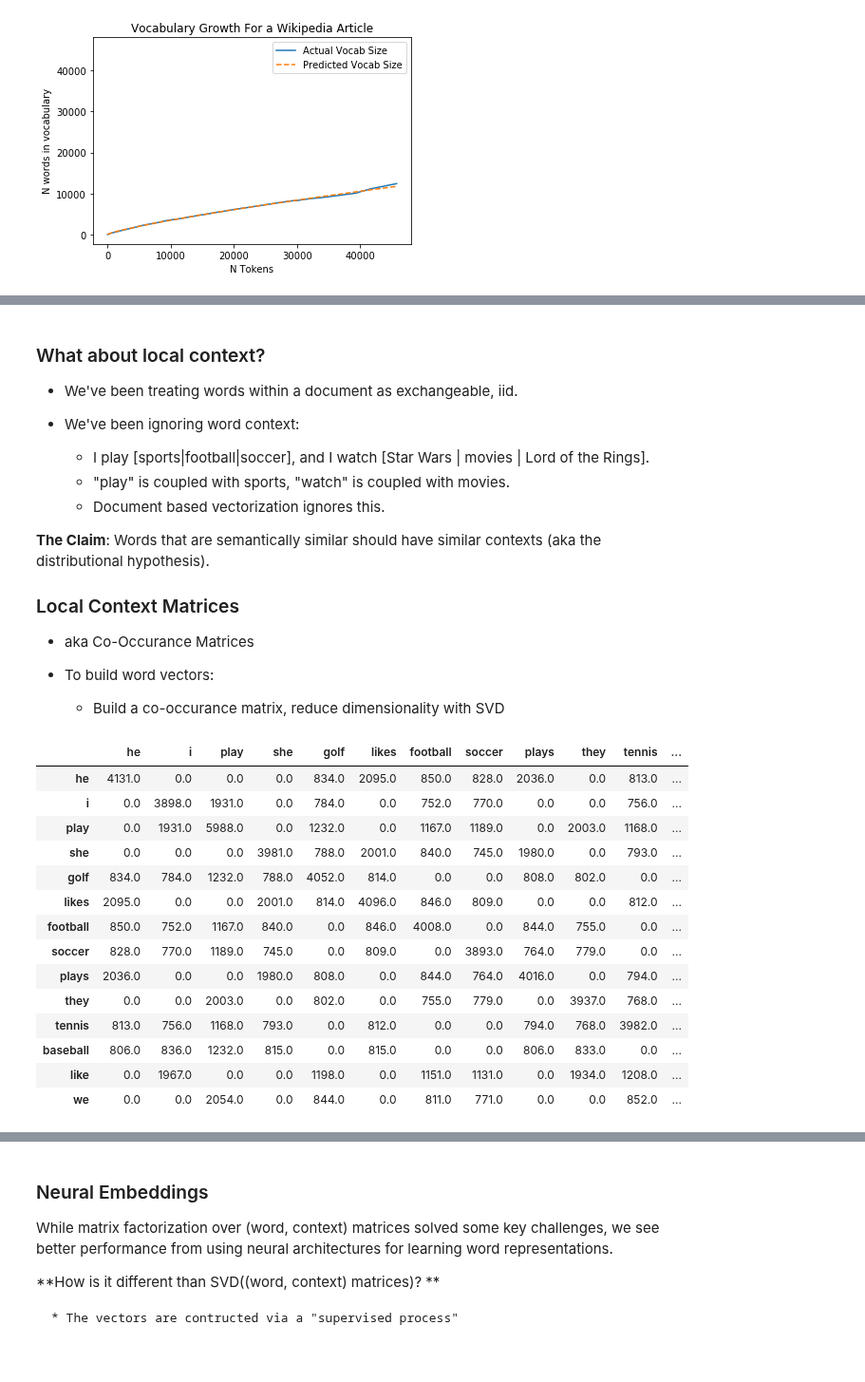
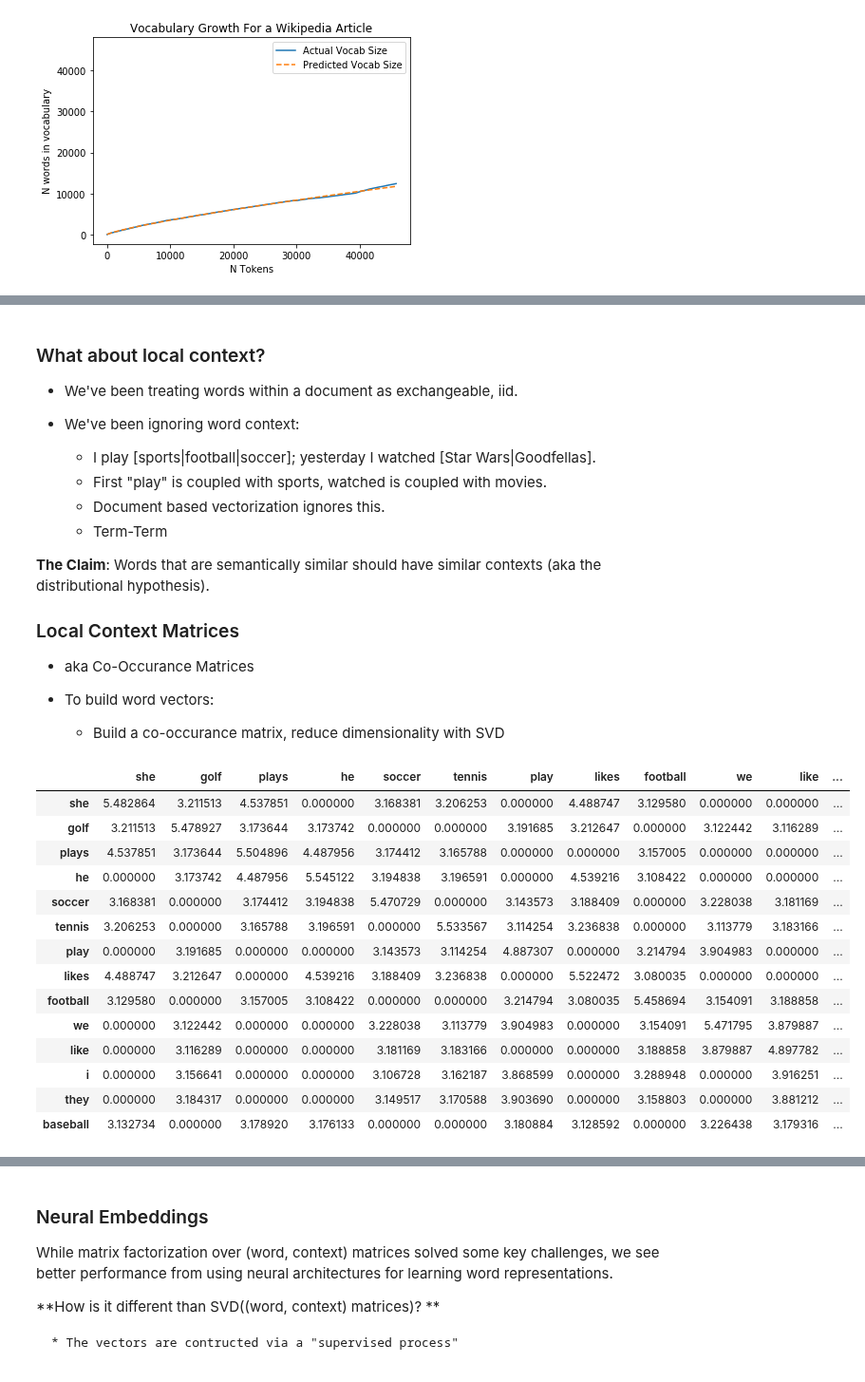
Before and after one commit to jupytercon2017user/jupytercon-2017, a Jupyter notebook: tutorial/3-Word-Embeddings.ipynb, the cells around one changed output, grey strips where cells are left out. Shown at 95% size. Cells and saved outputs as stored; diff of their text form; code cells hidden in the pictures.

```diff
--- a/tutorial/3-Word-Embeddings.ipynb
+++ b/tutorial/3-Word-Embeddings.ipynb
@@ -246,0 +296,12 @@ NameError: name 'sentences' is not defined
+# %%
+def ppmi(matrix):
+    I, J = matrix.shape
+    ppmi_matrix = np.ones((I, J))
+    N = matrix.sum()
+    marginals = matrix.diagonal() / N
+    for i in range(I):
+        for j in range(J):
+            joint = matrix[i, j] / N
+            marginal = marginals[i] * marginals[j]
+            ppmi_matrix[i, j] = max(0, np.log2(joint / marginal))
+    return ppmi_matrix
@@ -249,9 +332,10 @@ NameError: name 'sentences' is not defined
 * We've been treating words within a document as exchangeable, iid.
 
 * We've been ignoring word context:
-    * I play [sports|football|soccer], and I watch [Star Wars | movies | Lord of the Rings].
-    * "play" is coupled with sports, "watch" is coupled with movies.
+    * I play [sports|football|soccer]; yesterday I watched [Star Wars|Goodfellas].
+    * First "play" is coupled with sports, watched is coupled with movies.
     * Document based vectorization ignores this.
+    * Term-Term
 
 **The Claim**: Words that are semantically similar should have similar contexts (aka the distributional hypothesis).
 
@@ -294,23 +378,25 @@ class CoOccurangeVectorizer(object):
         return self.matrix
 # %%
 #Co-occurances
+import scipy
 from sklearn.decomposition import TruncatedSVD
 a = CoOccurangeVectorizer()
 cooccurance_matrix = a.fit([i.split() for i in sentences])
-pd.DataFrame(cooccurance_matrix.todense(), index=a.feature_names, columns = a.feature_names)
+pmi_cooccurange = ppmi(cooccurance_matrix.toarray())
+pd.DataFrame(pmi_cooccurange, index=a.feature_names, columns = a.feature_names)
 # %% [output]
-|  | he | i | play | she | golf | likes | football | soccer | plays | they | tennis | ... |
-| he | 4131.0 | 0.0 | 0.0 | 0.0 | 834.0 | 2095.0 | 850.0 | 828.0 | 2036.0 | 0.0 | 813.0 | ... |
-| i | 0.0 | 3898.0 | 1931.0 | 0.0 | 784.0 | 0.0 | 752.0 | 770.0 | 0.0 | 0.0 | 756.0 | ... |
-| play | 0.0 | 1931.0 | 5988.0 | 0.0 | 1232.0 | 0.0 | 1167.0 | 1189.0 | 0.0 | 2003.0 | 1168.0 | ... |
-| she | 0.0 | 0.0 | 0.0 | 3981.0 | 788.0 | 2001.0 | 840.0 | 745.0 | 1980.0 | 0.0 | 793.0 | ... |
-| golf | 834.0 | 784.0 | 1232.0 | 788.0 | 4052.0 | 814.0 | 0.0 | 0.0 | 808.0 | 802.0 | 0.0 | ... |
-| likes | 2095.0 | 0.0 | 0.0 | 2001.0 | 814.0 | 4096.0 | 846.0 | 809.0 | 0.0 | 0.0 | 812.0 | ... |
-| football | 850.0 | 752.0 | 1167.0 | 840.0 | 0.0 | 846.0 | 4008.0 | 0.0 | 844.0 | 755.0 | 0.0 | ... |
-| soccer | 828.0 | 770.0 | 1189.0 | 745.0 | 0.0 | 809.0 | 0.0 | 3893.0 | 764.0 | 779.0 | 0.0 | ... |
-| plays | 2036.0 | 0.0 | 0.0 | 1980.0 | 808.0 | 0.0 | 844.0 | 764.0 | 4016.0 | 0.0 | 794.0 | ... |
-| they | 0.0 | 0.0 | 2003.0 | 0.0 | 802.0 | 0.0 | 755.0 | 779.0 | 0.0 | 3937.0 | 768.0 | ... |
-| tennis | 813.0 | 756.0 | 1168.0 | 793.0 | 0.0 | 812.0 | 0.0 | 0.0 | 794.0 | 768.0 | 3982.0 | ... |
-| baseball | 806.0 | 836.0 | 1232.0 | 815.0 | 0.0 | 815.0 | 0.0 | 0.0 | 806.0 | 833.0 | 0.0 | ... |
-| like | 0.0 | 1967.0 | 0.0 | 0.0 | 1198.0 | 0.0 | 1151.0 | 1131.0 | 0.0 | 1934.0 | 1208.0 | ... |
-| we | 0.0 | 0.0 | 2054.0 | 0.0 | 844.0 | 0.0 | 811.0 | 771.0 | 0.0 | 0.0 | 852.0 | ... |
+|  | she | golf | plays | he | soccer | tennis | play | likes | football | we | like | ... |
+| she | 5.482864 | 3.211513 | 4.537851 | 0.000000 | 3.168381 | 3.206253 | 0.000000 | 4.488747 | 3.129580 | 0.000000 | 0.000000 | ... |
+| golf | 3.211513 | 5.478927 | 3.173644 | 3.173742 | 0.000000 | 0.000000 | 3.191685 | 3.212647 | 0.000000 | 3.122442 | 3.116289 | ... |
+| plays | 4.537851 | 3.173644 | 5.504896 | 4.487956 | 3.174412 | 3.165788 | 0.000000 | 0.000000 | 3.157005 | 0.000000 | 0.000000 | ... |
+| he | 0.000000 | 3.173742 | 4.487956 | 5.545122 | 3.194838 | 3.196591 | 0.000000 | 4.539216 | 3.108422 | 0.000000 | 0.000000 | ... |
+| soccer | 3.168381 | 0.000000 | 3.174412 | 3.194838 | 5.470729 | 0.000000 | 3.143573 | 3.188409 | 0.000000 | 3.228038 | 3.181169 | ... |
+| tennis | 3.206253 | 0.000000 | 3.165788 | 3.196591 | 0.000000 | 5.533567 | 3.114254 | 3.236838 | 0.000000 | 3.113779 | 3.183166 | ... |
+| play | 0.000000 | 3.191685 | 0.000000 | 0.000000 | 3.143573 | 3.114254 | 4.887307 | 0.000000 | 3.214794 | 3.904983 | 0.000000 | ... |
+| likes | 4.488747 | 3.212647 | 0.000000 | 4.539216 | 3.188409 | 3.236838 | 0.000000 | 5.522472 | 3.080035 | 0.000000 | 0.000000 | ... |
+| football | 3.129580 | 0.000000 | 3.157005 | 3.108422 | 0.000000 | 0.000000 | 3.214794 | 3.080035 | 5.458694 | 3.154091 | 3.188858 | ... |
+| we | 0.000000 | 3.122442 | 0.000000 | 0.000000 | 3.228038 | 3.113779 | 3.904983 | 0.000000 | 3.154091 | 5.471795 | 3.879887 | ... |
+| like | 0.000000 | 3.116289 | 0.000000 | 0.000000 | 3.181169 | 3.183166 | 0.000000 | 0.000000 | 3.188858 | 3.879887 | 4.897782 | ... |
+| i | 0.000000 | 3.156641 | 0.000000 | 0.000000 | 3.106728 | 3.162187 | 3.868599 | 0.000000 | 3.288948 | 0.000000 | 3.916251 | ... |
+| they | 0.000000 | 3.184317 | 0.000000 | 0.000000 | 3.149517 | 3.170588 | 3.903690 | 0.000000 | 3.158803 | 0.000000 | 3.881212 | ... |
+| baseball | 3.132734 | 0.000000 | 3.178920 | 3.176133 | 0.000000 | 0.000000 | 3.180884 | 3.128592 | 0.000000 | 3.226438 | 3.179316 | ... |
```
Also changed, not shown: parts of 20 cells of this notebook, 1 other file.
